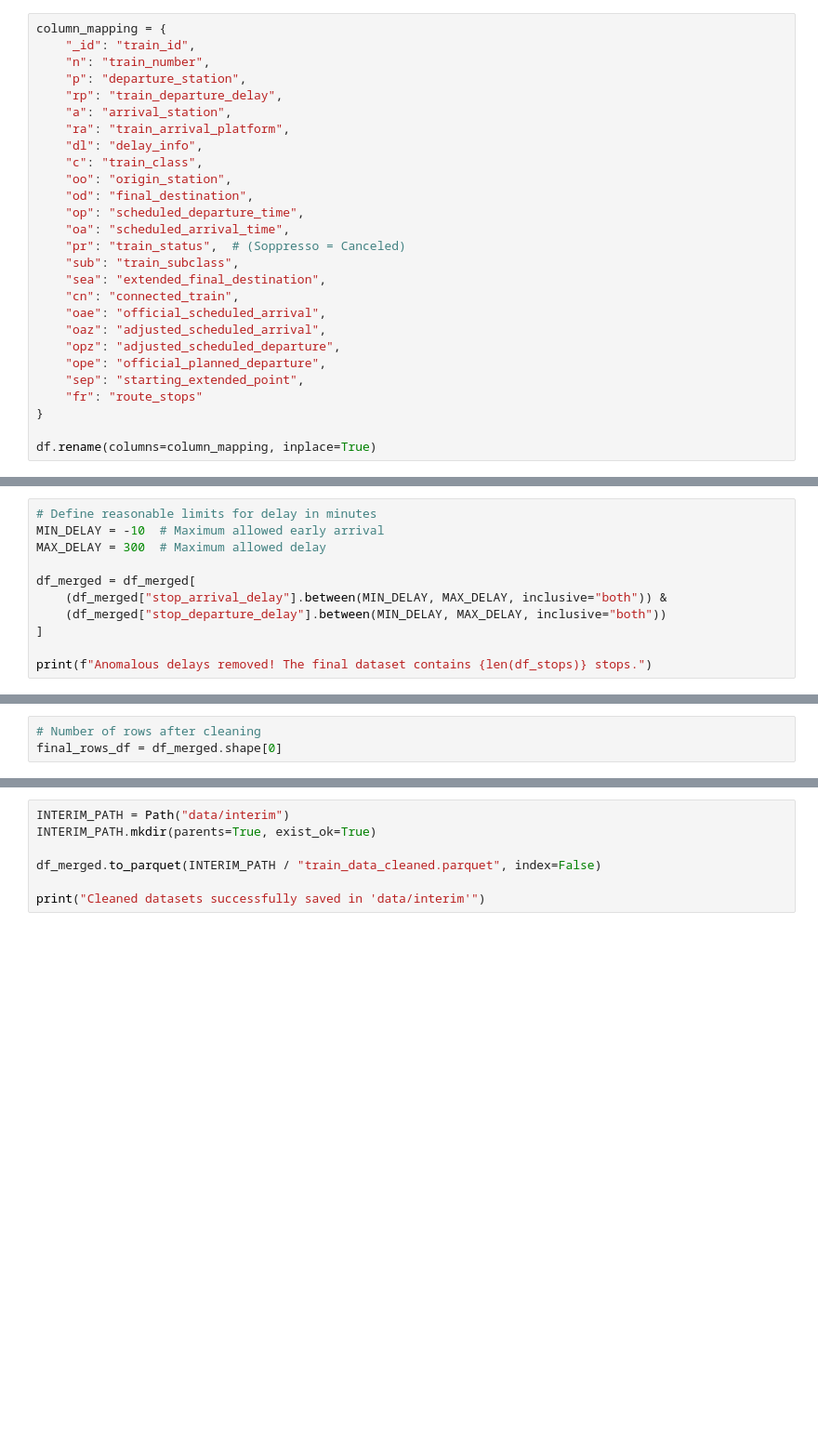
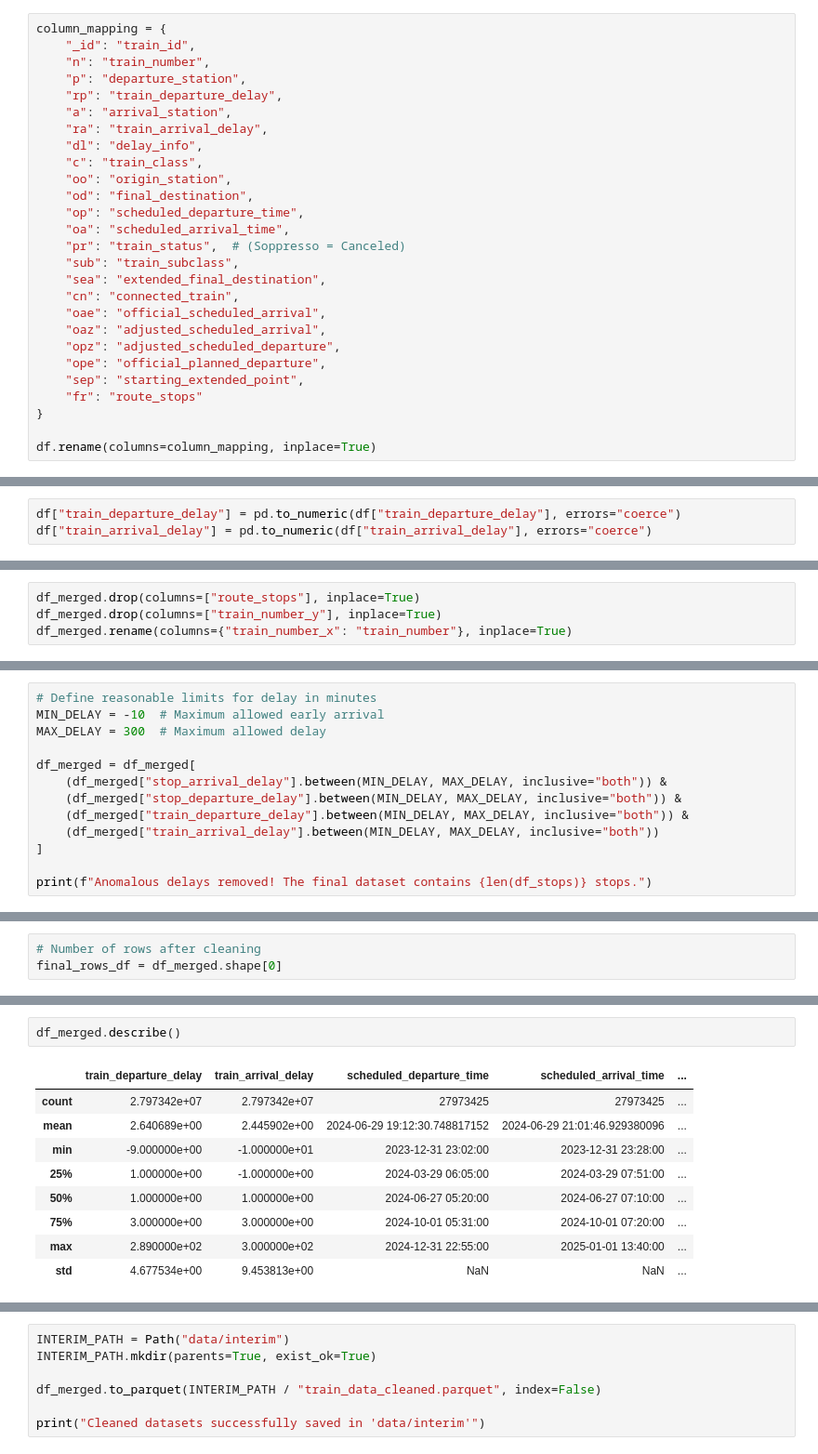
Before and after one commit to npinto97/graph-enhanced-train-delay-prediction, a Jupyter notebook: 1_preprocessing.ipynb, the cells around one changed output, grey strips where cells are left out. Shown at 93% size. Saved outputs shown, nothing was run; the diff lists cells and outputs as text; blank space fills up the shorter version.

```diff
--- a/1_preprocessing.ipynb
+++ b/1_preprocessing.ipynb
@@ -74,7 +74,7 @@ column_mapping = {
     "p": "departure_station",
     "rp": "train_departure_delay",
     "a": "arrival_station",
-    "ra": "train_arrival_platform",
+    "ra": "train_arrival_delay",
     "dl": "delay_info",
     "c": "train_class",
     "oo": "origin_station",
@@ -118,3 +118,6 @@ time_columns = ["scheduled_departure_time", "scheduled_arrival_time",
 
 for col in time_columns:
     df[col] = safe_to_datetime(df[col])
+# %%
+df["train_departure_delay"] = pd.to_numeric(df["train_departure_delay"], errors="coerce")
+df["train_arrival_delay"] = pd.to_numeric(df["train_arrival_delay"], errors="coerce")
@@ -158,3 +190,7 @@ df_merged = df.merge(df_stops, on="train_id", how="left")
+# %%
+df_merged.drop(columns=["route_stops"], inplace=True)
+df_merged.drop(columns=["train_number_y"], inplace=True)
+df_merged.rename(columns={"train_number_x": "train_number"}, inplace=True)
 # %% [markdown]
 ## **Cleaning Missing Values and Removing Redundant Columns**
 
@@ -621,7 +660,9 @@ MAX_DELAY = 300  # Maximum allowed delay
 
 df_merged = df_merged[
     (df_merged["stop_arrival_delay"].between(MIN_DELAY, MAX_DELAY, inclusive="both")) &
-    (df_merged["stop_departure_delay"].between(MIN_DELAY, MAX_DELAY, inclusive="both"))
+    (df_merged["stop_departure_delay"].between(MIN_DELAY, MAX_DELAY, inclusive="both")) &
+    (df_merged["train_departure_delay"].between(MIN_DELAY, MAX_DELAY, inclusive="both")) &
+    (df_merged["train_arrival_delay"].between(MIN_DELAY, MAX_DELAY, inclusive="both"))
 ]
 
 print(f"Anomalous delays removed! The final dataset contains {len(df_stops)} stops.")
@@ -660,0 +702,12 @@ df_merged.shape
+# %%
+df_merged.describe()
+# %% [output]
+|  | train_departure_delay | train_arrival_delay | scheduled_departure_time | scheduled_arrival_time | ... |
+| count | 2.797342e+07 | 2.797342e+07 | 27973425 | 27973425 | ... |
+| mean | 2.640689e+00 | 2.445902e+00 | 2024-06-29 19:12:30.748817152 | 2024-06-29 21:01:46.929380096 | ... |
+| min | -9.000000e+00 | -1.000000e+01 | 2023-12-31 23:02:00 | 2023-12-31 23:28:00 | ... |
+| 25% | 1.000000e+00 | -1.000000e+00 | 2024-03-29 06:05:00 | 2024-03-29 07:51:00 | ... |
+| 50% | 1.000000e+00 | 1.000000e+00 | 2024-06-27 05:20:00 | 2024-06-27 07:10:00 | ... |
+| 75% | 3.000000e+00 | 3.000000e+00 | 2024-10-01 05:31:00 | 2024-10-01 07:20:00 | ... |
+| max | 2.890000e+02 | 3.000000e+02 | 2024-12-31 22:55:00 | 2025-01-01 13:40:00 | ... |
+| std | 4.677534e+00 | 9.453813e+00 | NaN | NaN | ... |
```
Also changed, not shown: parts of 13 cells of this notebook.
